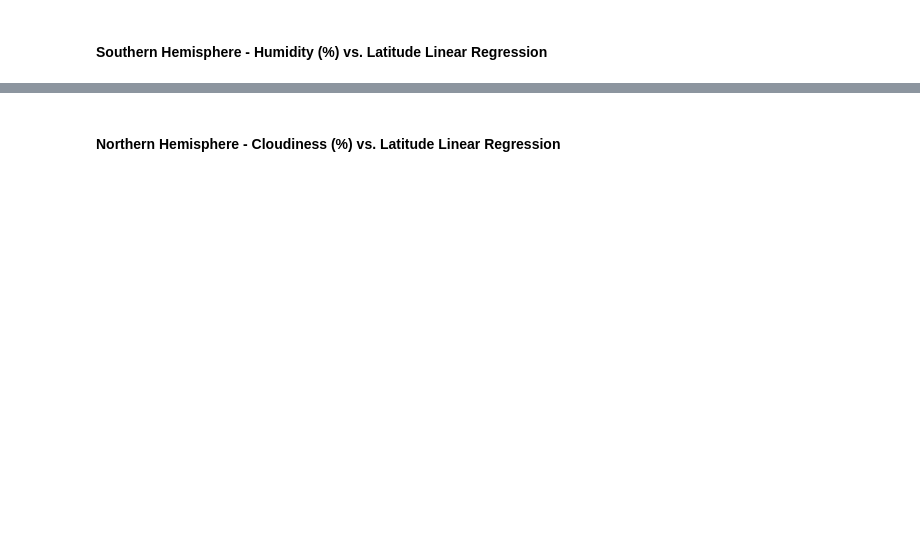
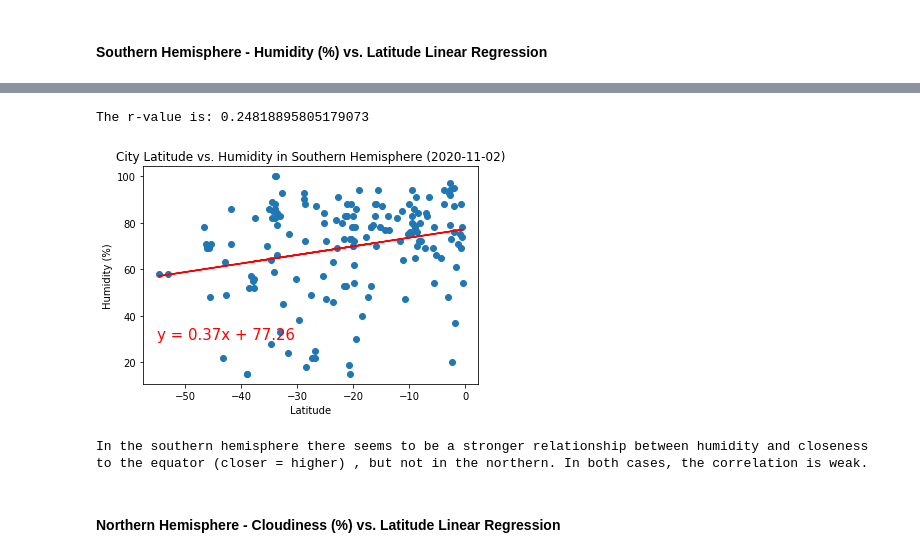
Before and after one commit to MarcyVampQueen/python-api-challenge, a Jupyter notebook: WeatherPy/WeatherPy.ipynb, the cells around one changed output, grey strips where cells are left out. Saved outputs shown, nothing was run; the diff lists cells and outputs as text; code cells hidden in the pictures; blank space fills up the shorter version.

```diff
--- a/WeatherPy/WeatherPy.ipynb
+++ b/WeatherPy/WeatherPy.ipynb
@@ -224,2 +288,25 @@ The r-value is: 0.014985174297345524
+# %%
+# Scatter plot values
+x_values = southern['Lat']
+y_values = southern['Humidity']
+# Linear Regression
+(slope, intercept, rvalue, pvalue, stderr) = linregress(x_values, y_values)
+print(f"The r-value is: {rvalue}")
+regress_values = x_values * slope + intercept
+line_eq = "y = " + str(round(slope,2)) + "x + " + str(round(intercept,2))
+plt.scatter(x_values,y_values)
+plt.plot(x_values,regress_values,"r-")
+plt.annotate(line_eq,(-55,30),fontsize=15,color="red")
+# Make the plot nice
+plt.title(f"City Latitude vs. Humidity in Southern Hemisphere ({currentDate})")
+plt.xlabel('Latitude')
+plt.ylabel('Humidity (%)')
+plt.savefig("output_data/south_lat_vs_hum.png")
+plt.show()
+print("In the southern hemisphere there seems to be a stronger relationship between humidity and closeness to the equator (closer = higher) , but not in the northern. In both cases, the correlation is weak.")
+# %% [output]
+The r-value is: 0.24818895805179073
+[figure, added]
+In the southern hemisphere there seems to be a stronger relationship between humidity and closeness to the equator (closer = higher) , but not in the northern. In both cases, the correlation is weak.
 # %% [markdown]
 ####  Northern Hemisphere - Cloudiness (%) vs. Latitude Linear Regression
```
Also changed, not shown: parts of 21 cells of this notebook, 8 other files.
